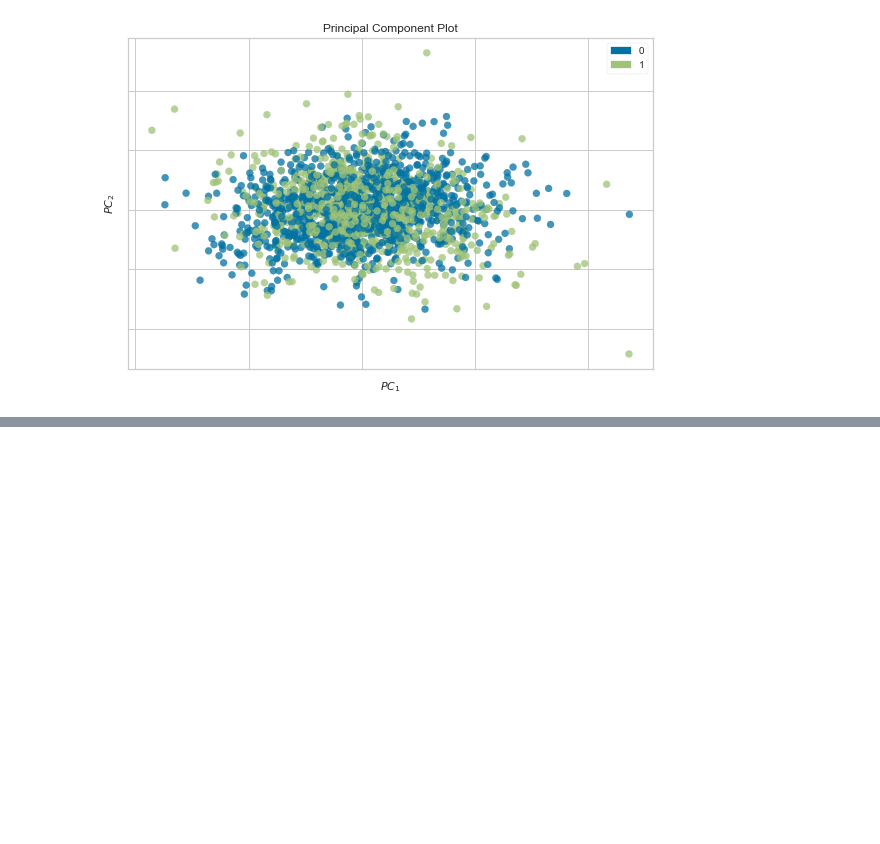
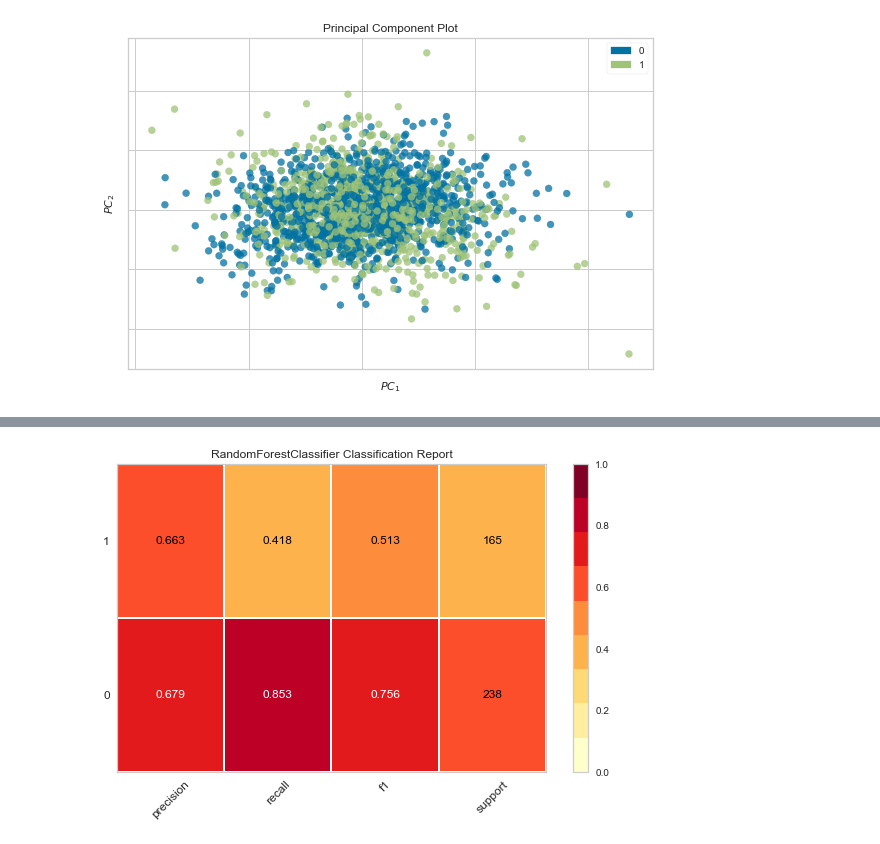
Before and after one commit to lucianawaka/bootcamp-ML, a Jupyter notebook: 10_Case_agua/10_Case_Agua_Potavel.ipynb, the cells around one changed output, grey strips where cells are left out. Cells and saved outputs as stored; diff of their text form; code cells hidden in the pictures; blank space fills up the shorter version.

Commit message:
Metrics

```diff
--- a/10_Case_agua/10_Case_Agua_Potavel.ipynb
+++ b/10_Case_agua/10_Case_Agua_Potavel.ipynb
@@ -232,3 +232,14 @@ grafico_PCA.show();
 # Nosso modelo não vai conseguir dividir bem uma classe
 # Não tem uma predoninancia de uma classe que possa ser feito um CORTE
 # Já tem uma ideia do que espera-se do modelo
+# %%
+# Divisão de teste e treino
+from sklearn.model_selection import train_test_split
+X_train, X_test, y_train, y_test = train_test_split(
+    Caracteristicas,
+    Previsor,
+    test_size=0.2,
+    random_state=10
+)
+# Dados para treino e dados para teste
+print(X_train.shape[0], X_test.shape[0])
@@ -234,0 +248,14 @@ grafico_PCA.show();
+# %%
+# Random Forest
+from sklearn.ensemble import RandomForestClassifier
+from sklearn.metrics import accuracy_score, classification_report, confusion_matrix
+
+# instanciar
+model = RandomForestClassifier()
+
+# fit do modelo
+model.fit( X_train, y_train )
+
+# Previsões
+previsoes_treino = model.predict( X_train )
+previsoes_teste = model.predict( X_test )
@@ -234,0 +287,15 @@ grafico_PCA.show();
+# %%
+from yellowbrick.classifier import ClassificationReport
+classes = [0, 1]
+
+visualizador = ClassificationReport(
+    model,
+    classes=classes,
+    support=True
+)
+
+visualizador.fit( X_train, y_train)
+visualizador.score( X_test, y_test)
+visualizador.show();
+# %% [output]
+[figure, added]
```
Also changed, not shown: parts of 4 cells of this notebook.
